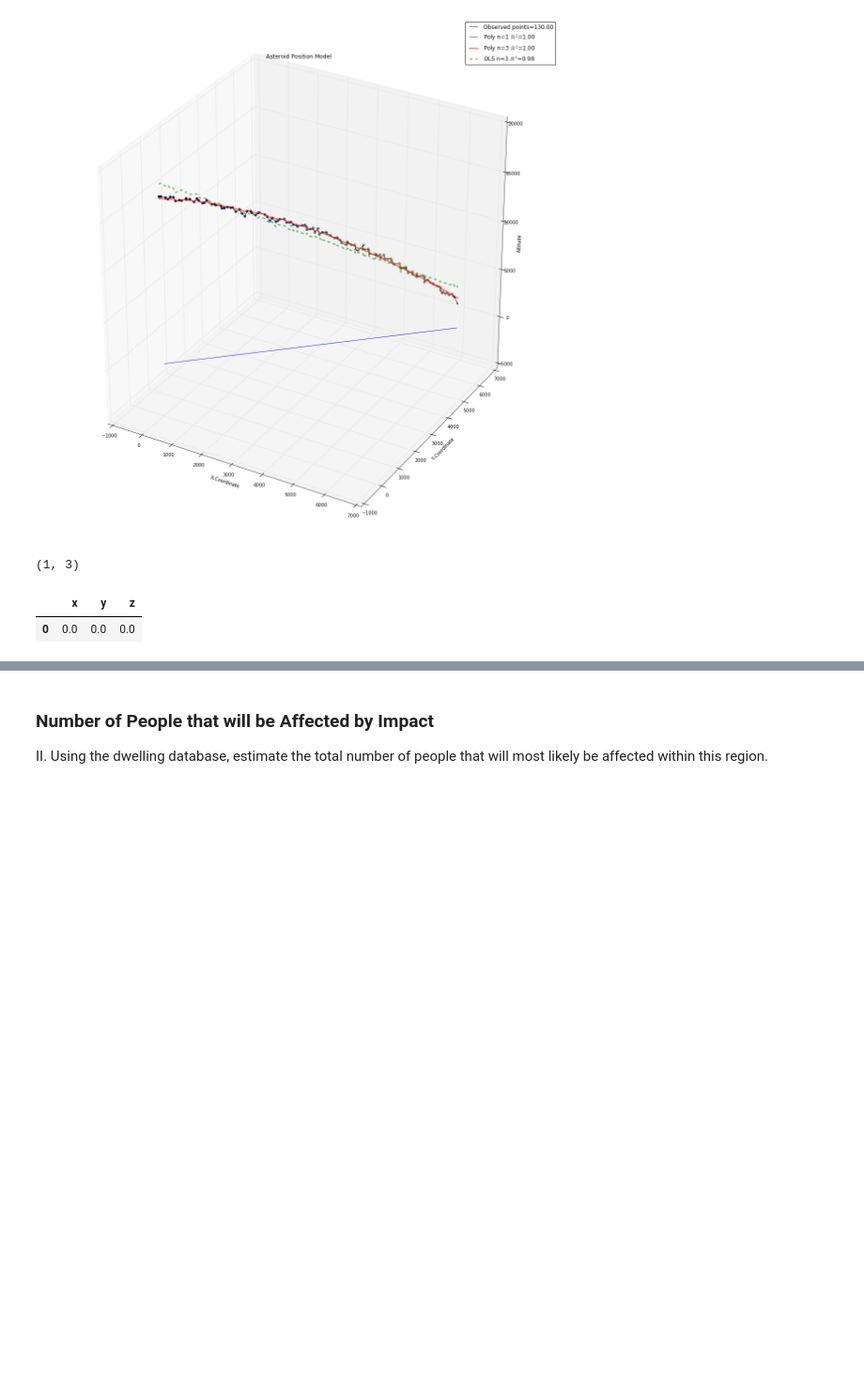
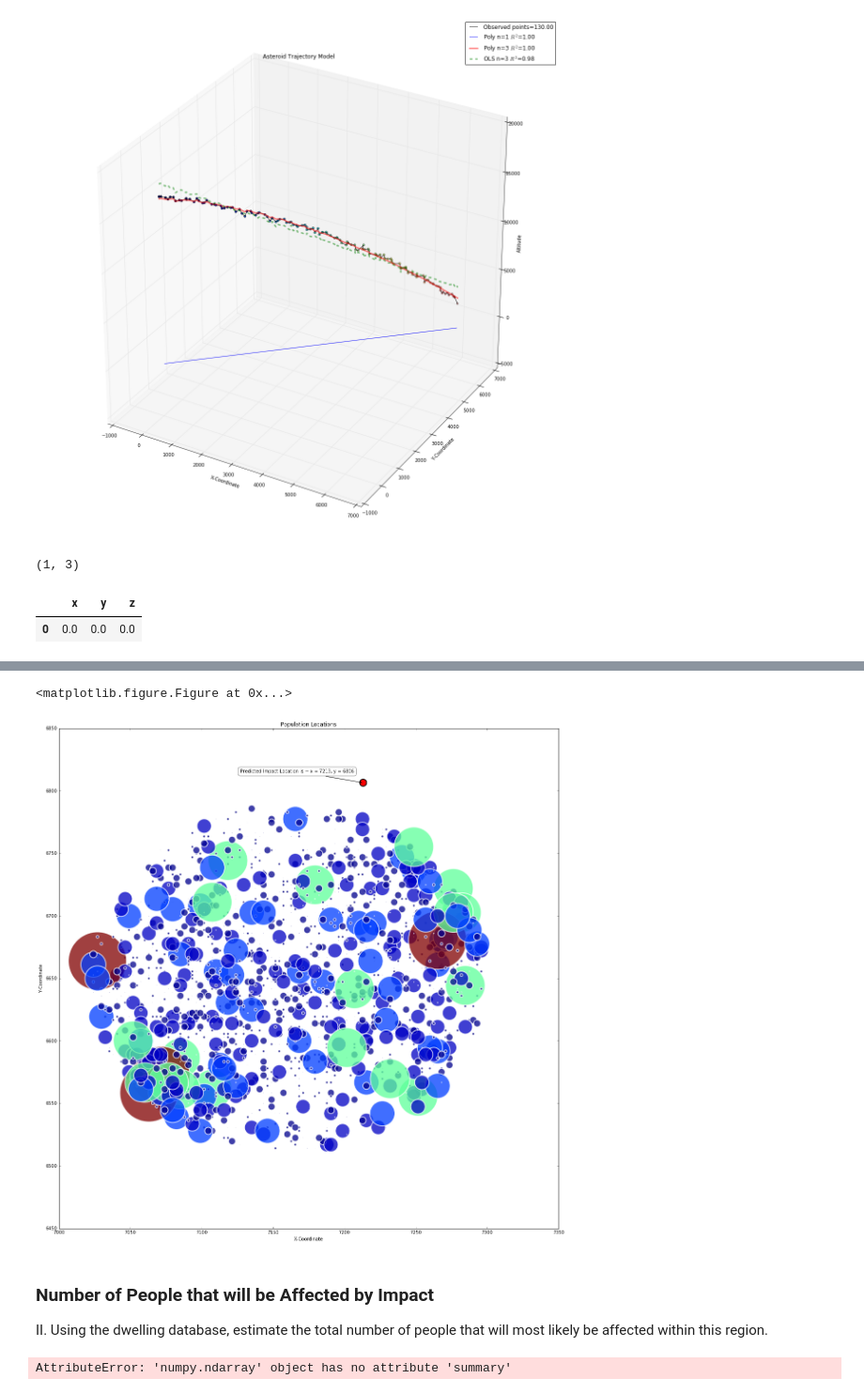
Before and after one commit to rickfarmer/harvard-cs-109a-data-science, a Jupyter notebook: Farmer_Rick_CS109A_Midterm.ipynb, the cells around one changed output, grey strips where cells are left out. Shown at 94% size. Saved outputs shown, nothing was run; the diff lists cells and outputs as text; code cells hidden in the pictures; blank space fills up the shorter version.

```diff
--- a/Farmer_Rick_CS109A_Midterm.ipynb
+++ b/Farmer_Rick_CS109A_Midterm.ipynb
@@ -351,7 +351,7 @@ df.head()
 fig = plt.figure(figsize=(20, 20))
 
 ax = plt.axes(projection='3d')
-ax.set_title("Asteroid Position Model")
+ax.set_title("Asteroid Trajectory Model")
 ax.set_xlabel("X-Coordinate")
 ax.set_ylabel("Y-Coordinate")
 ax.set_zlabel("Altitude")
@@ -360,8 +360,6 @@ color = x - y - z
 # [ '-' | '--' | '-.' | ':' | 'steps' | 'None' ]
 
 ax.scatter(x, y, z, c=color)
-#ax.scatter(pop_x, pop_y, 1, s=residents, c=residents, linewidths=2, edgecolor='w').set_alpha(0.75)
-#ax.scatter(x[-10:], y[-10:], z[-10:], c='red')
 
 # Connect the observations
 plt.plot(df.x, df.y, df.z, 'k-', linewidth=1, linestyle='-', alpha=0.9,
@@ -453,0 +412,13 @@ strike_y = [ 6806.57560265]
+# %%
+# Train for x given z
+poly_x = ols('x ~ 1 + z + I(z ** 2.0) + I(z ** 3.0)', data=df).fit()
+
+impact_x = poly_x.predict({'z': 0.0})
+
+print "impact_x =", impact_x
+
+# Train for y given z
+poly_y = ols('y ~ 1 + z + I(z ** 2.0) + I(z ** 3.0)', data=df).fit()
+impact_y = poly_y.predict({'z': 0.0})
+
+print "impact_y =", impact_y
@@ -454,4 +499,64 @@ strike_y = [ 6806.57560265]
+# %%
+# Multilinear regression model, calculating fit, P-values, confidence intervals etc.
+fig = plt.figure(figsize=(20, 20))
+
+
+# Assign the residents in a geven area, and the coordinates for plotting
+residents, pop_x, pop_y =  pop_df['residents']**5, pop_df['x'], pop_df['y']
+
+# Create the figure
+fig = plt.figure(figsize=(20,20))
+ax1 = plt.axes()
+ax1.scatter(pop_x, pop_y, s=residents, c=residents, linewidths=2, edgecolor='w').set_alpha(0.75)
+ax1.scatter(impact_x, impact_y, s=residents, c='red', linewidths=2, edgecolor='k').set_alpha(1.0)
+ax1.set_xlabel('X-Coordinate')
+ax1.set_ylabel('Y-Coordinate')
+ax1.set_title('Population Locations')
+
+
+# Reference: http://stackoverflow.com/questions/5147112/matplotlib-how-to-put-individual-tags-for-a-scatter-plot
+ax.scatter(pop_x, pop_y, 0, s=residents, c=residents, linewidths=2, edgecolor='k').set_alpha(0.75)
+plt.annotate(
+        'Predicted Impact Location is ~ x = 7213, y = 6806',
+        xy = (impact_x, impact_y), xytext = (-20, 20),
+        textcoords = 'offset points', ha = 'right', va = 'bottom',
+        bbox = dict(boxstyle = 'round, pad=0.5', fc = 'white', alpha = 0.5),
+        arrowprops = dict(arrowstyle = '->', connectionstyle = 'arc3, rad=0'))
+
+
+impact_x_confidence_int = [7009.862, 7416.331]
+impact_y_confidence_int = [6597.412, 7015.739]
+
+plot()
+plt.show()
+# %% [output]
+<matplotlib.figure.Figure at 0x...>
+[figure, added]
 # %% [markdown]
 ### Number of People that will be Affected by Impact
 
 II. Using the dwelling database, estimate the total number of people that will most likely be affected within this region.
+# %%
+from statsmodels.sandbox.regression.predstd import wls_prediction_std
+
+prstd, iv_l, iv_u = wls_prediction_std(impact_x.summary)
+
+fittedvalues = data[:,2]
+predict_mean_se  = data[:,3]
+predict_mean_ci_low, predict_mean_ci_upp = data[:,4:6].T
+predict_ci_low, predict_ci_upp = data[:,6:8].T
+
+# check we got the right things
+print np.max(np.abs(impact_x.fittedvalues - fittedvalues))
+print np.max(np.abs(iv_l - predict_ci_low))
+print np.max(np.abs(iv_u - predict_ci_upp))
+
+plt.plot(x, y, 'o')
+plt.plot(x, fittedvalues, '-', lw=2)
+plt.plot(x, predict_ci_low, 'r--', lw=2)
+plt.plot(x, predict_ci_upp, 'r--', lw=2)
+plt.plot(x, predict_mean_ci_low, 'r--', lw=2)
+plt.plot(x, predict_mean_ci_upp, 'r--', lw=2)
+plt.show()
+# %% [output]
+AttributeError: 'numpy.ndarray' object has no attribute 'summary'
```
Also changed, not shown: parts of 7 cells of this notebook.
